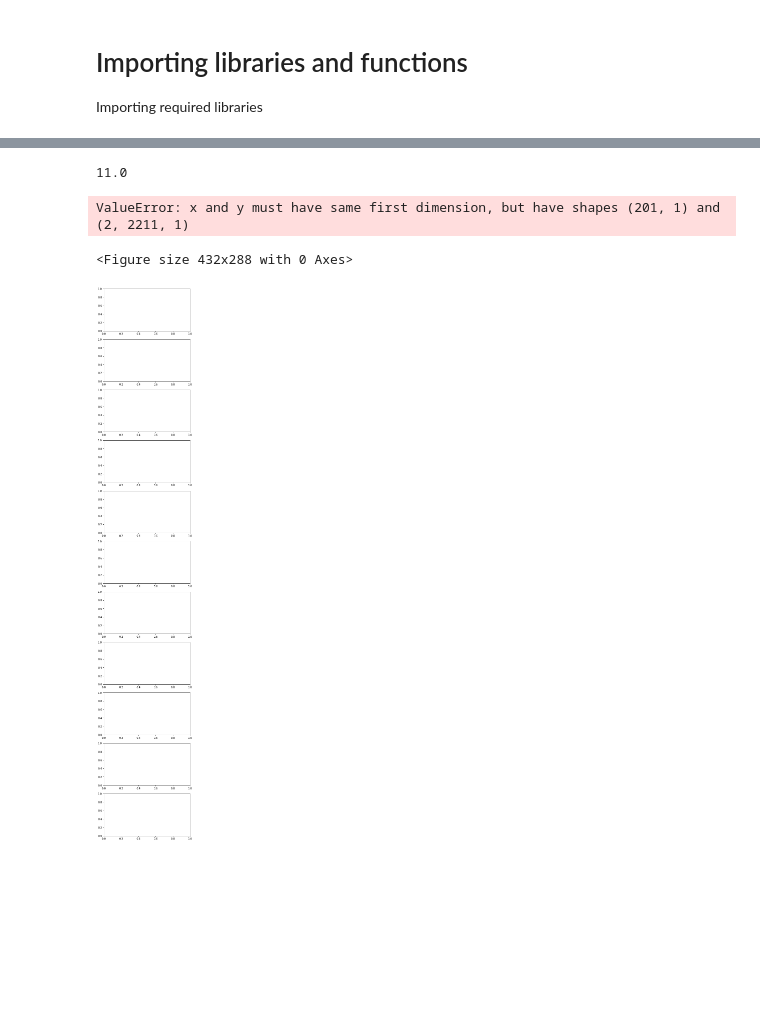
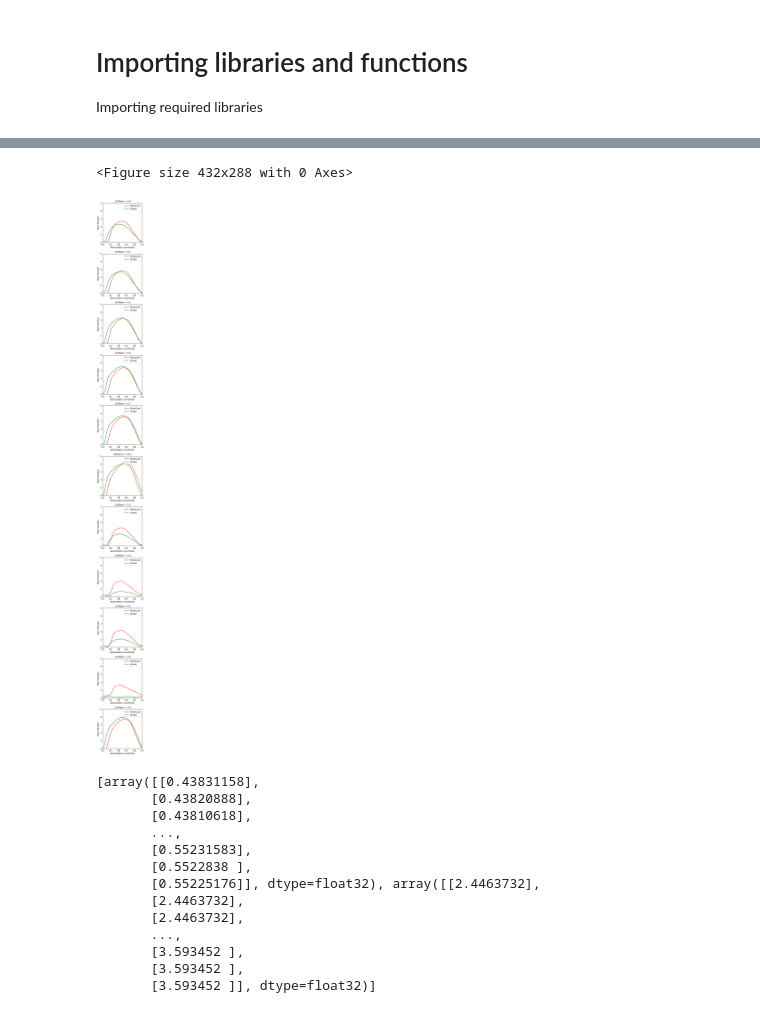
Before and after one commit to pratijayguha/DeepLearning-RarefiedFlows, a Jupyter notebook: SiameseNetwork.ipynb, the cells around one changed output, grey strips where cells are left out. Cells and saved outputs as stored; diff of their text form; code cells hidden in the pictures; blank space fills up the shorter version.

```diff
--- a/SiameseNetwork.ipynb
+++ b/SiameseNetwork.ipynb
@@ -267,3 +272 @@ If using Keras pass *_constraint arguments to layers.
 INFO:tensorflow:Assets written to: temp_models/SiameseModel/assets
-# %%
-pred = model.predict(X_pred)
@@ -311,31 +285,26 @@ for i in range(int(pred[1].shape[0]/201)):
-# %%
-print(pred[1].shape[0]/201)
-# %% [output]
-11.0
 # %%
 nrows=int(X_pred.shape[0]/201)
 fig3 = plt.figure()
 fig, axes = plt.subplots(nrows)
 fig.set_size_inches(6,39)
 for j in range(nrows):
     axes[j].plot(X_n_pred[:201],
                   pred[j*201:(j+1)*201],
                   'r',
                   label='Prediction')
     axes[j].plot(X_n_pred[j*201:(j+1)*201], y_pred[j*201:(j+1)*201], 'g', label='Actual')
     axes[j].set(xlabel="Normalised x-coordinate", ylabel="Mach Number")
-    axes[j].set_title('L/D Ratio = %.1f' %(X_pred_max[j]), fontsize=11)
+    axes[j].set_title('L/D Ratio = %.1f' %(X_pred_max[201*j]), fontsize=11)
     axes[j].legend(loc="upper right")
     axes[j].set_xlim((0,1))
     axes[j].set_ylim((0,5))
     axes[j].set_aspect(0.2)
 
 fig = plt.gcf()
 plt.tight_layout(pad=0.25, h_pad=1.25, w_pad=0.25, rect=None)
 # plt.savefig(save_post_dir + 'cumilative_ind_%s_predictions.png' %(opti_name), dpi=500)
 plt.show(fig3)
 plt.close(fig3)
 # %% [output]
-ValueError: x and y must have same first dimension, but have shapes (201, 1) and (2, 2211, 1)
+<Figure size 432x288 with 0 Axes>
-<Figure size 432x288 with 0 Axes>
-[figure, old version]
+[figure, new version]
@@ -345,0 +323,17 @@ print(X_pred.shape)
+# %%
+prediction = model.predict(X_pred)
+print(prediction)
+# %% [output]
+[array([[0.43831158],
+       [0.43820888],
+       [0.43810618],
+       ...,
+       [0.55231583],
+       [0.5522838 ],
+       [0.55225176]], dtype=float32), array([[2.4463732],
+       [2.4463732],
+       [2.4463732],
+       ...,
+       [3.593452 ],
+       [3.593452 ],
+       [3.593452 ]], dtype=float32)]
```
Also changed, not shown: parts of 26 cells of this notebook, 7 other files.
